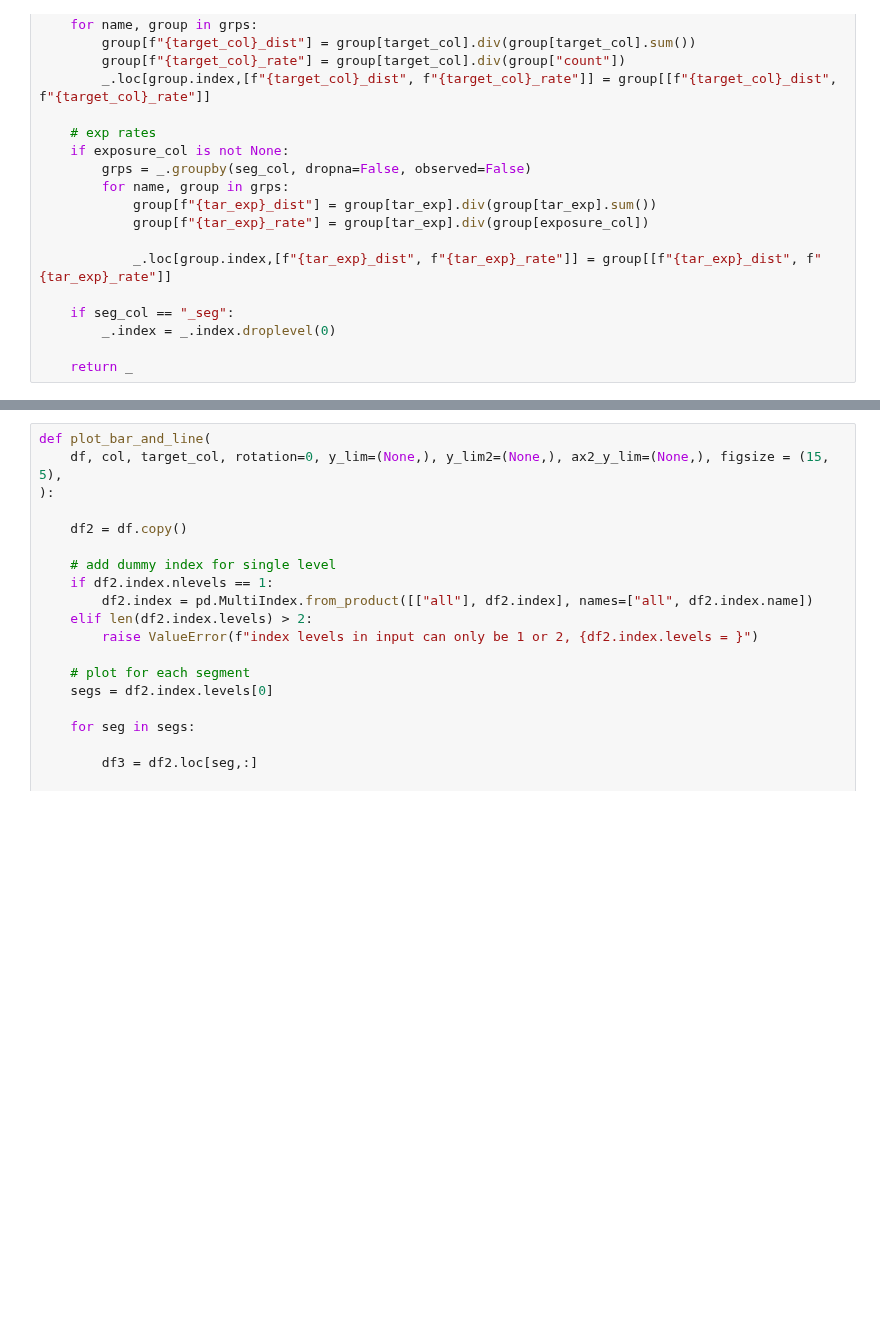
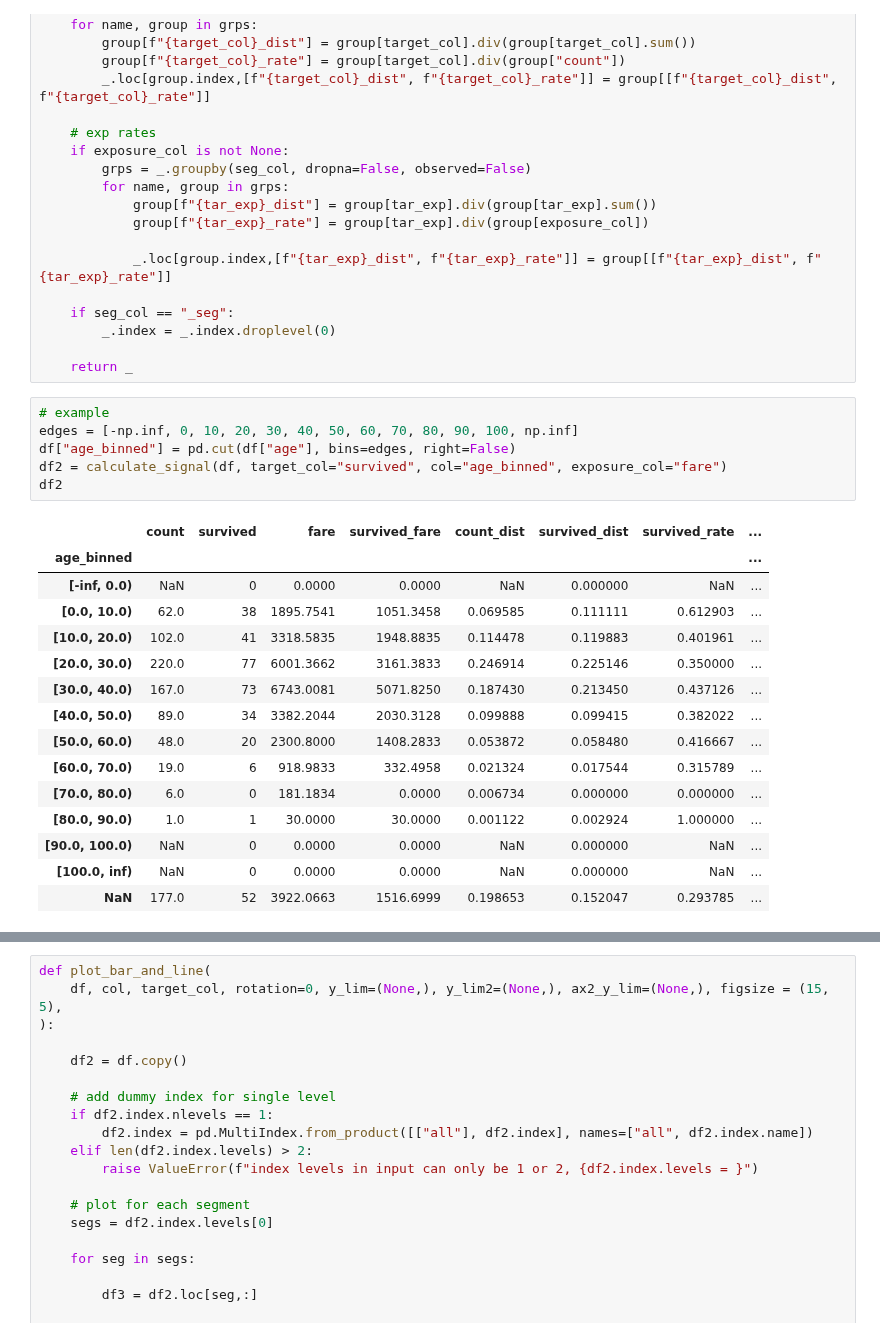
Before and after one commit to 0xdomyz/python_collection, a Jupyter notebook: data/analysis/sfa.ipynb, the cells around one changed output, grey strips where cells are left out. Saved outputs shown, nothing was run; the diff lists cells and outputs as text; blank space fills up the shorter version.

```diff
--- a/data/analysis/sfa.ipynb
+++ b/data/analysis/sfa.ipynb
@@ -85,3 +87,25 @@ def calculate_signal(
         _.index = _.index.droplevel(0)
 
     return _
+# %%
+# example
+edges = [-np.inf, 0, 10, 20, 30, 40, 50, 60, 70, 80, 90, 100, np.inf]
+df["age_binned"] = pd.cut(df["age"], bins=edges, right=False)
+df2 = calculate_signal(df, target_col="survived", col="age_binned", exposure_col="fare")
+df2
+# %% [output]
+|  | count | survived | fare | survived_fare | count_dist | survived_dist | survived_rate | ... |
+| age_binned |  |  |  |  |  |  |  | ... |
+| [-inf, 0.0) | NaN | 0 | 0.0000 | 0.0000 | NaN | 0.000000 | NaN | ... |
+| [0.0, 10.0) | 62.0 | 38 | 1895.7541 | 1051.3458 | 0.069585 | 0.111111 | 0.612903 | ... |
+| [10.0, 20.0) | 102.0 | 41 | 3318.5835 | 1948.8835 | 0.114478 | 0.119883 | 0.401961 | ... |
+| [20.0, 30.0) | 220.0 | 77 | 6001.3662 | 3161.3833 | 0.246914 | 0.225146 | 0.350000 | ... |
+| [30.0, 40.0) | 167.0 | 73 | 6743.0081 | 5071.8250 | 0.187430 | 0.213450 | 0.437126 | ... |
+| [40.0, 50.0) | 89.0 | 34 | 3382.2044 | 2030.3128 | 0.099888 | 0.099415 | 0.382022 | ... |
+| [50.0, 60.0) | 48.0 | 20 | 2300.8000 | 1408.2833 | 0.053872 | 0.058480 | 0.416667 | ... |
+| [60.0, 70.0) | 19.0 | 6 | 918.9833 | 332.4958 | 0.021324 | 0.017544 | 0.315789 | ... |
+| [70.0, 80.0) | 6.0 | 0 | 181.1834 | 0.0000 | 0.006734 | 0.000000 | 0.000000 | ... |
+| [80.0, 90.0) | 1.0 | 1 | 30.0000 | 30.0000 | 0.001122 | 0.002924 | 1.000000 | ... |
+| [90.0, 100.0) | NaN | 0 | 0.0000 | 0.0000 | NaN | 0.000000 | NaN | ... |
+| [100.0, inf) | NaN | 0 | 0.0000 | 0.0000 | NaN | 0.000000 | NaN | ... |
+| NaN | 177.0 | 52 | 3922.0663 | 1516.6999 | 0.198653 | 0.152047 | 0.293785 | ... |
```
Also changed, not shown: parts of 19 cells of this notebook.
